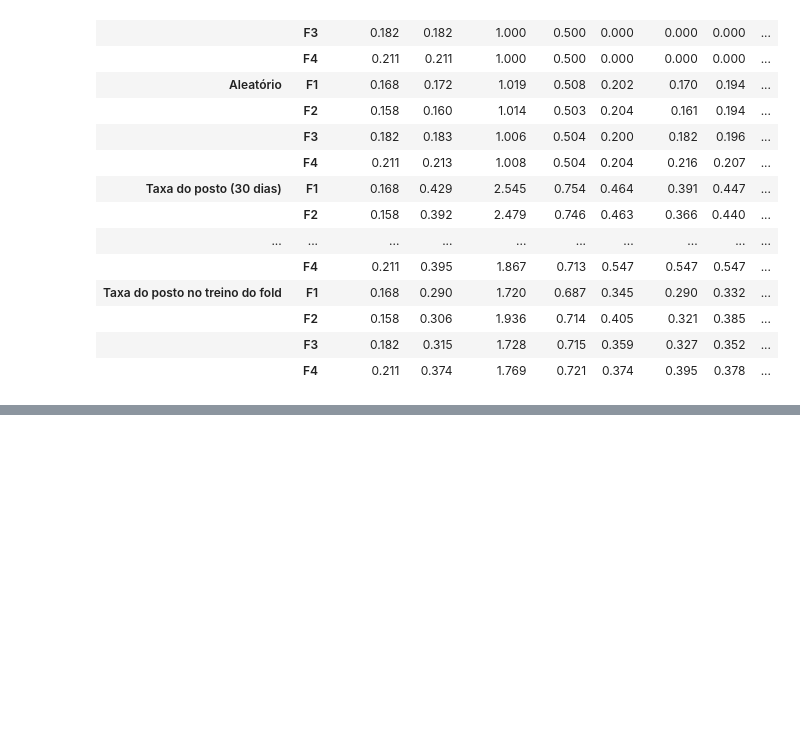
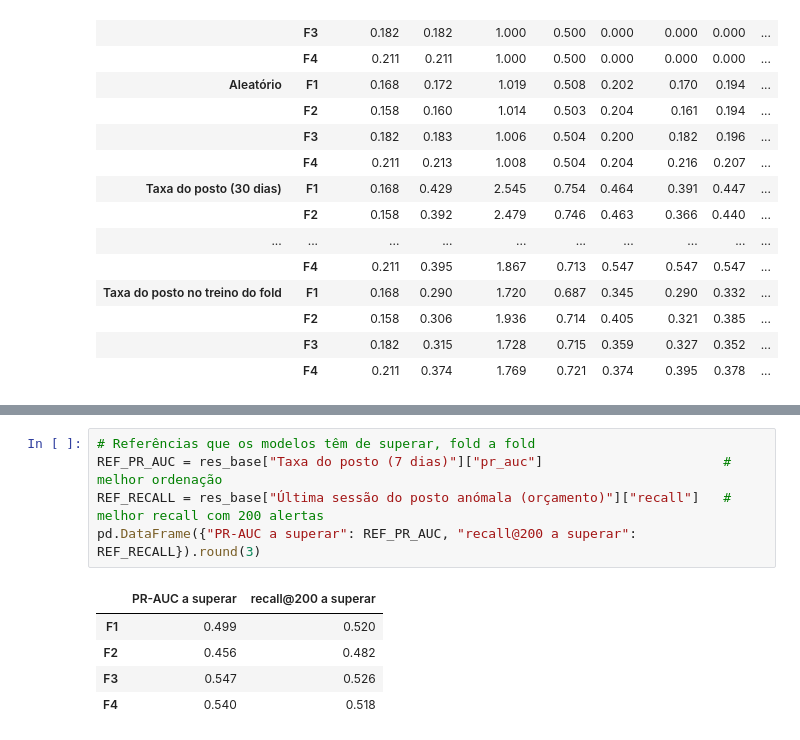
Before and after one commit to 1231478-Ellah-Fleischmann/MINDD-PROJETO, a Jupyter notebook: task2.ipynb, the cells around one changed output, grey strips where cells are left out. Drawn from its saved outputs; the diff is of its cells as text; blank space fills up the shorter version.

Commit message:
referências para mais tarde e conclusão

```diff
--- a/task2.ipynb
+++ b/task2.ipynb
@@ -633,3 +633,14 @@ resumo_base
 | Última sessão do posto anómala (o... | 0.344 | 0.042 | 0.294 | 1.912 | 0.063 | 1.856 | 0.698 | 0.015 | 0.677 | 0.511 | ... |
 | Última sessão do posto anómala (r... | 0.344 | 0.042 | 0.294 | 1.912 | 0.063 | 1.856 | 0.698 | 0.015 | 0.677 | 0.504 | ... |
 | Taxa do posto no treino do fold | 0.321 | 0.037 | 0.290 | 1.788 | 0.101 | 1.720 | 0.709 | 0.015 | 0.687 | 0.371 | ... |
+# %%
+# Referências que os modelos têm de superar, fold a fold
+REF_PR_AUC = res_base["Taxa do posto (7 dias)"]["pr_auc"]                       # melhor ordenação
+REF_RECALL = res_base["Última sessão do posto anómala (orçamento)"]["recall"]   # melhor recall com 200 alertas
+pd.DataFrame({"PR-AUC a superar": REF_PR_AUC, "recall@200 a superar": REF_RECALL}).round(3)
+# %% [output]
+|  | PR-AUC a superar | recall@200 a superar |
+| F1 | 0.499 | 0.520 |
+| F2 | 0.456 | 0.482 |
+| F3 | 0.547 | 0.526 |
+| F4 | 0.540 | 0.518 |
```
Also changed, not shown: parts of 1 cell of this notebook.
